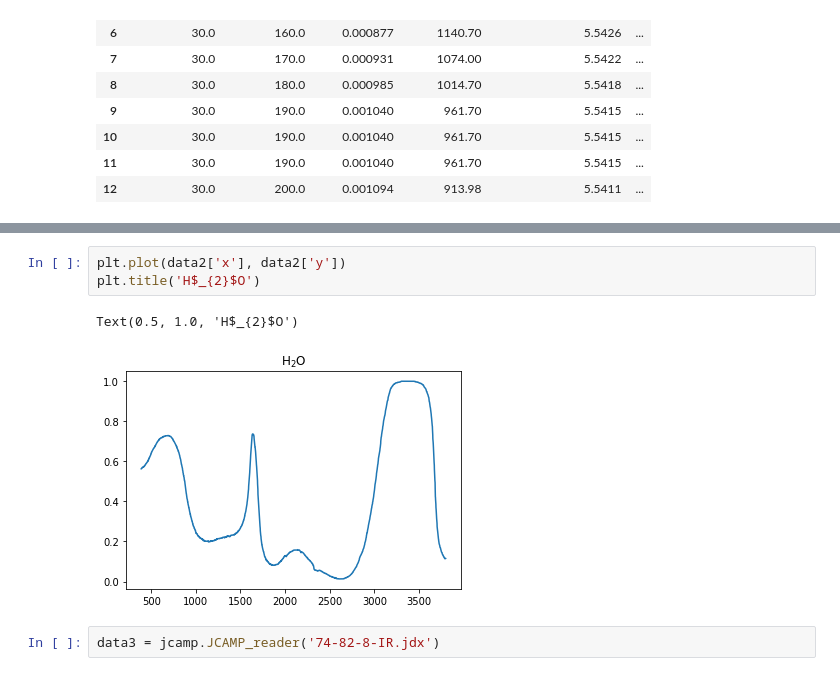
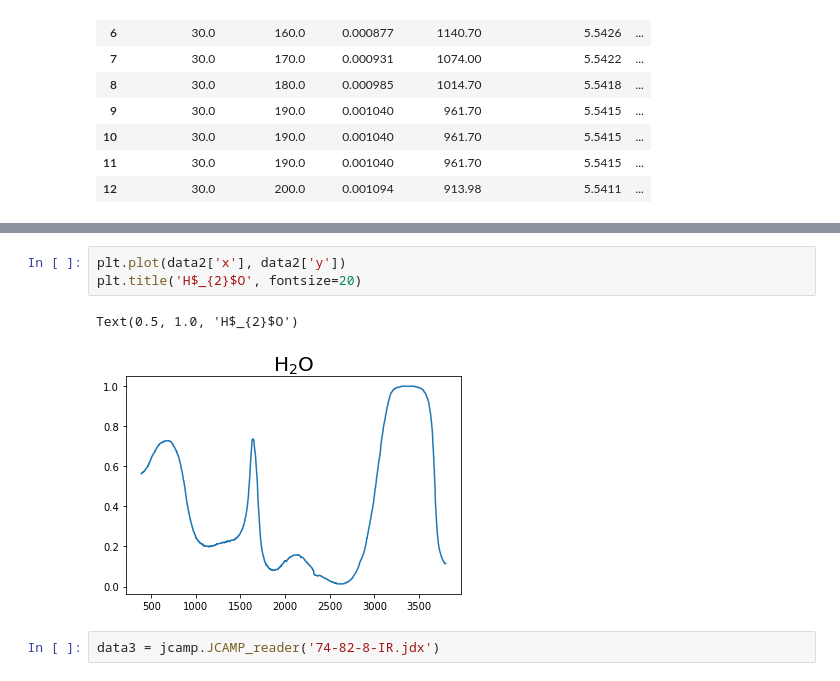
Before and after one commit to raman-noodles/Raman-noodles, a Jupyter notebook: Explore_Dev/Raman_dev.ipynb, the cells around one changed output, grey strips where cells are left out. Saved outputs shown, nothing was run; the diff lists cells and outputs as text.

```diff
--- a/Explore_Dev/Raman_dev.ipynb
+++ b/Explore_Dev/Raman_dev.ipynb
@@ -73,10 +73,10 @@ data2
  'filename': '7732-18-5-IR.jdx'}
 # %%
 plt.plot(data2['x'], data2['y'])
-plt.title('H$_{2}$O')
+plt.title('H$_{2}$O', fontsize=20)
 # %% [output]
 Text(0.5, 1.0, 'H$_{2}$O')
-[figure, old version]
+[figure, new version]
 # %%
 data3 = jcamp.JCAMP_reader('74-82-8-IR.jdx')
 # %%
```
Also changed, not shown: parts of 2 cells of this notebook.
